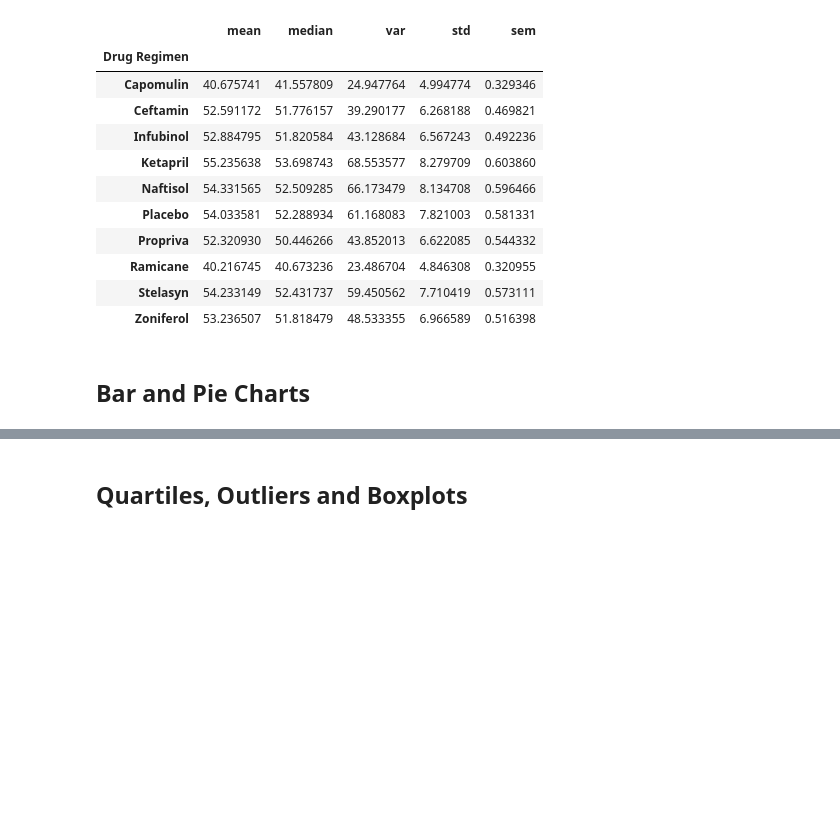
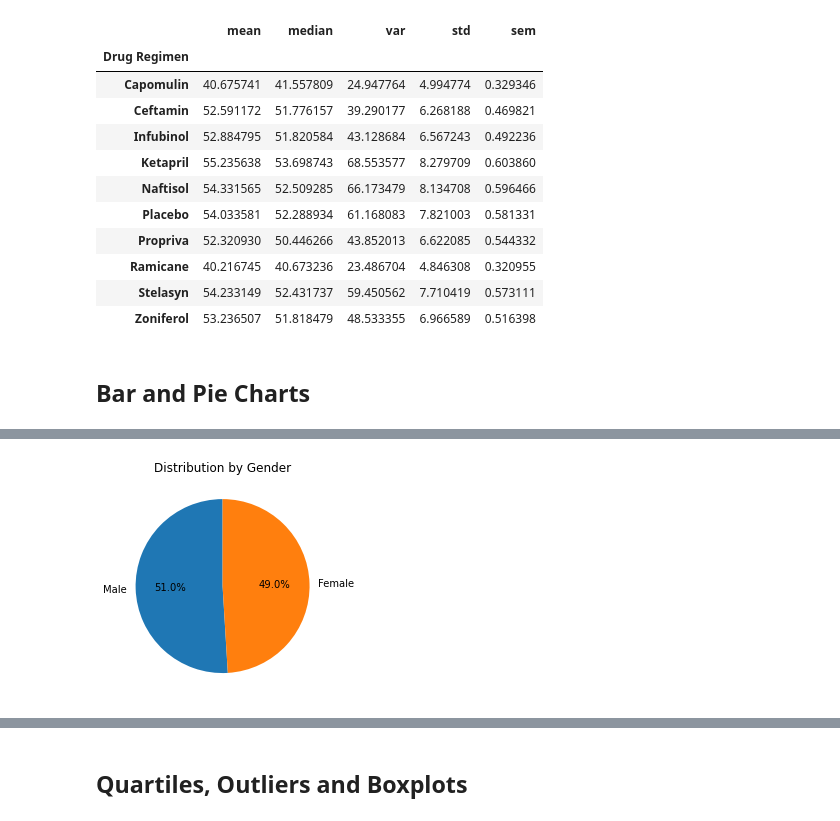
Before and after one commit to nstefanek/matplotlib, a Jupyter notebook: pymaceuticals_starter.ipynb, the cells around one changed output, grey strips where cells are left out. Drawn from its saved outputs; the diff is of its cells as text; code cells hidden in the pictures; blank space fills up the shorter version.

```diff
--- a/pymaceuticals_starter.ipynb
+++ b/pymaceuticals_starter.ipynb
@@ -132,4 +161,14 @@ clean_df.groupby("Drug Regimen")["Tumor Volume (mm3)"].agg(["mean", "median", "v
 # %%
 # Generate a pie plot showing the distribution of female versus male mice using pandas
+
+#find count of male and females
+gender_count = clean_df["Sex"].value_counts()
+
+#create pie plot
+pie_plot = gender_count.plot.pie(autopct = "%1.1f%%", startangle = 90, ylabel = (""), title = "Distribution by Gender")
+
+plt.show()
+# %% [output]
+[figure, added]
 # %%
 # Generate a pie plot showing the distribution of female versus male mice using pyplot
```
Also changed, not shown: parts of 4 cells of this notebook.
